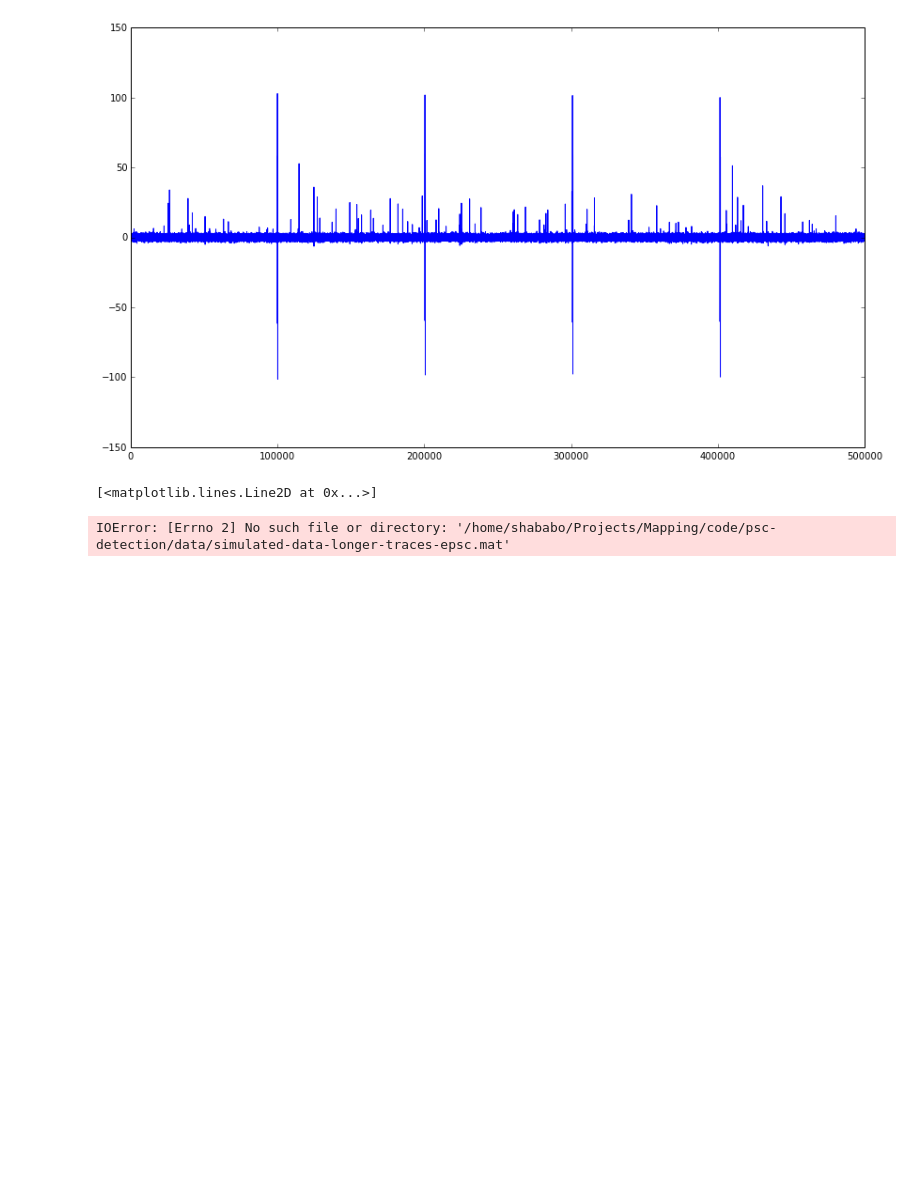
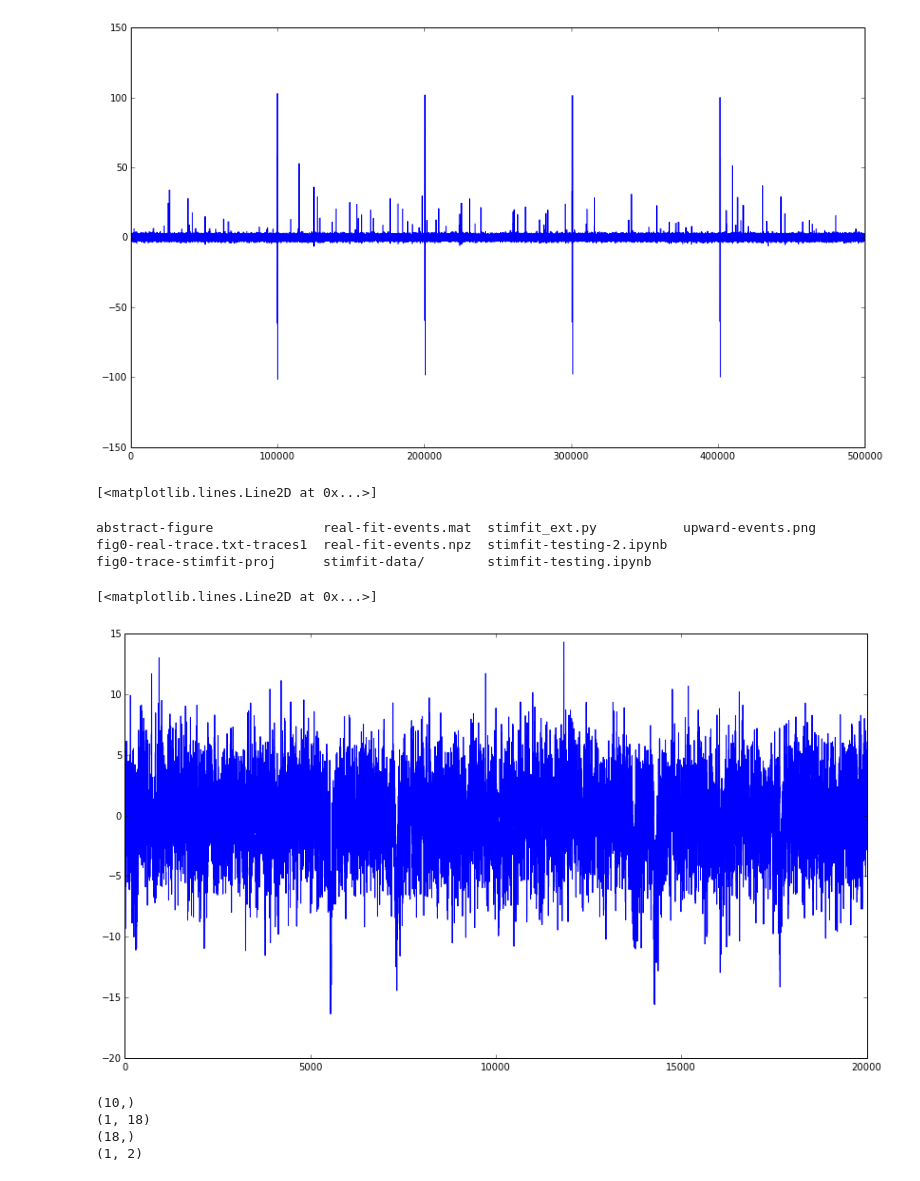
Before and after one commit to shababo/psc-detection-dist, a Jupyter notebook: stimfit/stimfit-testing.ipynb, the cells around one changed output. Saved outputs shown, nothing was run; the diff lists cells and outputs as text; code cells hidden in the pictures; blank space fills up the shorter version.

```diff
--- a/stimfit/stimfit-testing.ipynb
+++ b/stimfit/stimfit-testing.ipynb
@@ -34,14 +34,31 @@ plt.plot(data['stimfit_sample']-75)
 [<matplotlib.lines.Line2D at 0x...>]
 # %%
 import scipy.io as scio
+# %%
+ls
+# %% [output]
+abstract-figure              real-fit-events.mat  stimfit_ext.py           upward-events.png
+fig0-real-trace.txt-traces1  real-fit-events.npz  stimfit-testing-2.ipynb
+fig0-trace-stimfit-proj      stimfit-data/        stimfit-testing.ipynb
 # %%
-sim_data_file = '/home/shababo/Projects/Mapping/code/psc-detection/data/simulated-data-longer-traces-epsc.mat'
+sim_data_file = '/media/shababo/Layover/projects/mapping/code/psc-detection/data/simulated-epscs-1027.mat'
 mat_data = scio.loadmat(sim_data_file)
 
 %matplotlib inline
 
 fig = plt.figure(figsize=(14,8), dpi=72)
 plt.plot(mat_data['traces'][0,])
 # %% [output]
-IOError: [Errno 2] No such file or directory: '/home/shababo/Projects/Mapping/code/psc-detection/data/simulated-data-longer-traces-epsc.mat'
+[<matplotlib.lines.Line2D at 0x...>]
+[figure, added]
+# %%
+print mat_data['true_taus'][0].shape
+print mat_data['true_taus'][0][0].shape
+print mat_data['true_taus'][0][0][0].shape
+print mat_data['true_taus'][0][0][0][0].shape
+# %% [output]
+(10,)
+(1, 18)
+(18,)
+(1, 2)
 # %%
```
Also changed, not shown: parts of 9 cells of this notebook, 11 other files.
